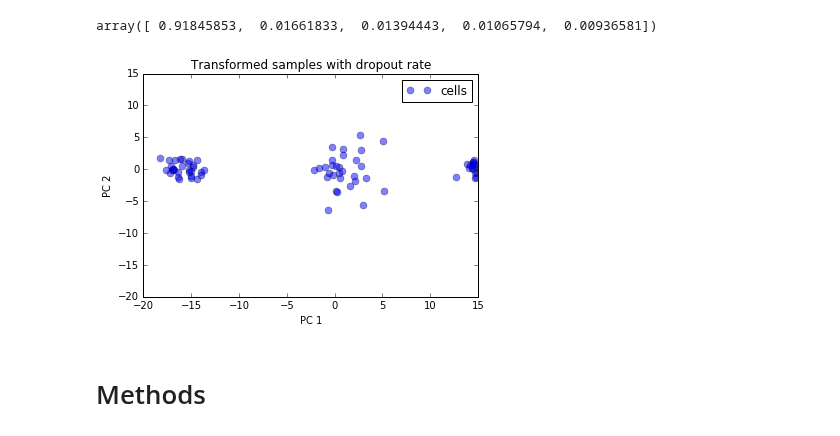
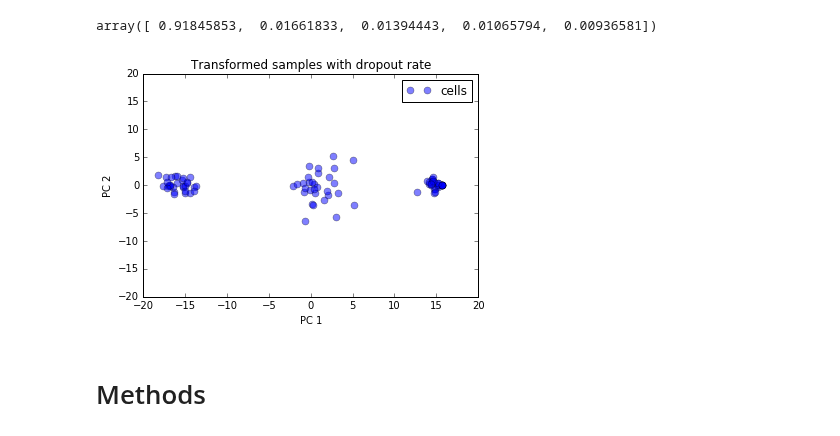
Before and after one commit to RemarkablyAverage/lab_work, a Jupyter notebook: PCA/most current.ipynb, the cells around one changed output. Saved outputs shown, nothing was run; the diff lists cells and outputs as text; code cells hidden in the pictures.

```diff
--- a/PCA/most current.ipynb
+++ b/PCA/most current.ipynb
@@ -181,16 +183,16 @@ array([ 0.91845853,  0.01661833,  0.01394443,  0.01065794,  0.00936581])
 # %%
 plt.plot(trans2[:,0], trans2[:,1], 'o', markersize=7, color='blue', alpha=0.5, label='cells')
 
 plt.xlabel('PC 1')
 plt.ylabel('PC 2')
-plt.xlim([-20,15])
-plt.ylim([-20,15])
+plt.xlim([-20,20])
+plt.ylim([-20,20])
 plt.legend()
 plt.title('Transformed samples with dropout rate')
 
 plt.show()
 # %% [output]
-[figure, old version]
+[figure, new version]
 # %%
 ls =np.concatenate((trans2[:,0], trans2[:,1]))
 # %% [markdown]
```
Also changed, not shown: parts of 9 cells of this notebook, 12 other files.
